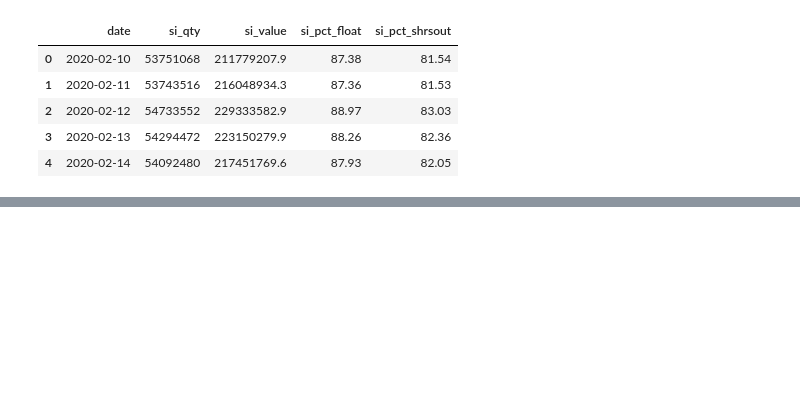
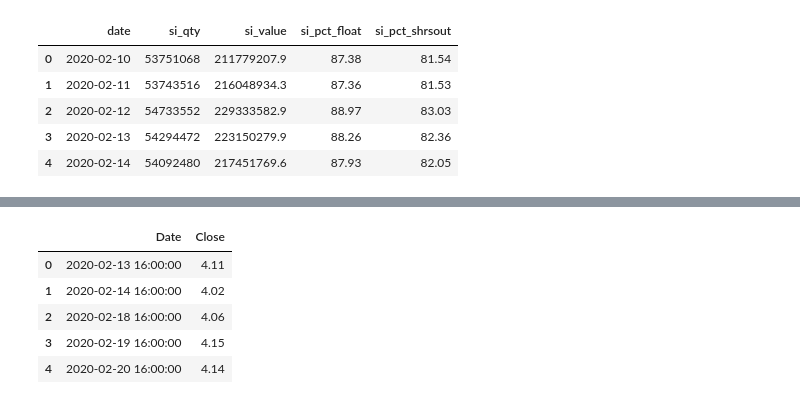
Before and after one commit to vweinblatt123/CF-Project1, a Jupyter notebook: weirong/GME_short.ipynb, the cells around one changed output, grey strips where cells are left out. Saved outputs shown, nothing was run; the diff lists cells and outputs as text; code cells hidden in the pictures; blank space fills up the shorter version.

```diff
--- a/weirong/GME_short.ipynb
+++ b/weirong/GME_short.ipynb
@@ -29 +28,12 @@ fig.show()
 [figure]
+# %%
+gme= pd.read_csv(Path("Resources/GME.csv"))
+gme['Date']=pd.to_datetime(gme['Date'])
+gme.head()
+# %% [output]
+|  | Date | Close |
+| 0 | 2020-02-13 16:00:00 | 4.11 |
+| 1 | 2020-02-14 16:00:00 | 4.02 |
+| 2 | 2020-02-18 16:00:00 | 4.06 |
+| 3 | 2020-02-19 16:00:00 | 4.15 |
+| 4 | 2020-02-20 16:00:00 | 4.14 |
```
Also changed, not shown: parts of 3 cells of this notebook, 1 other file.
